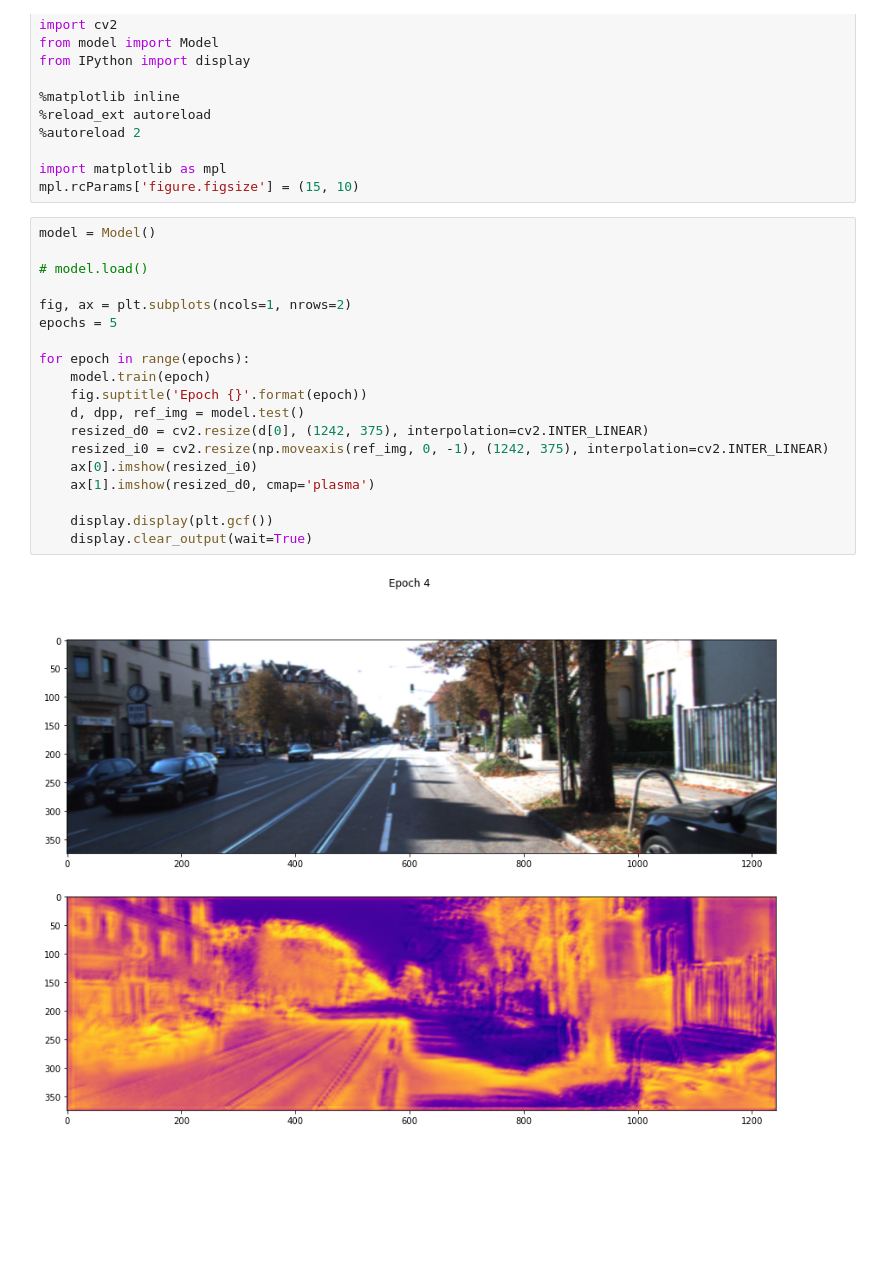
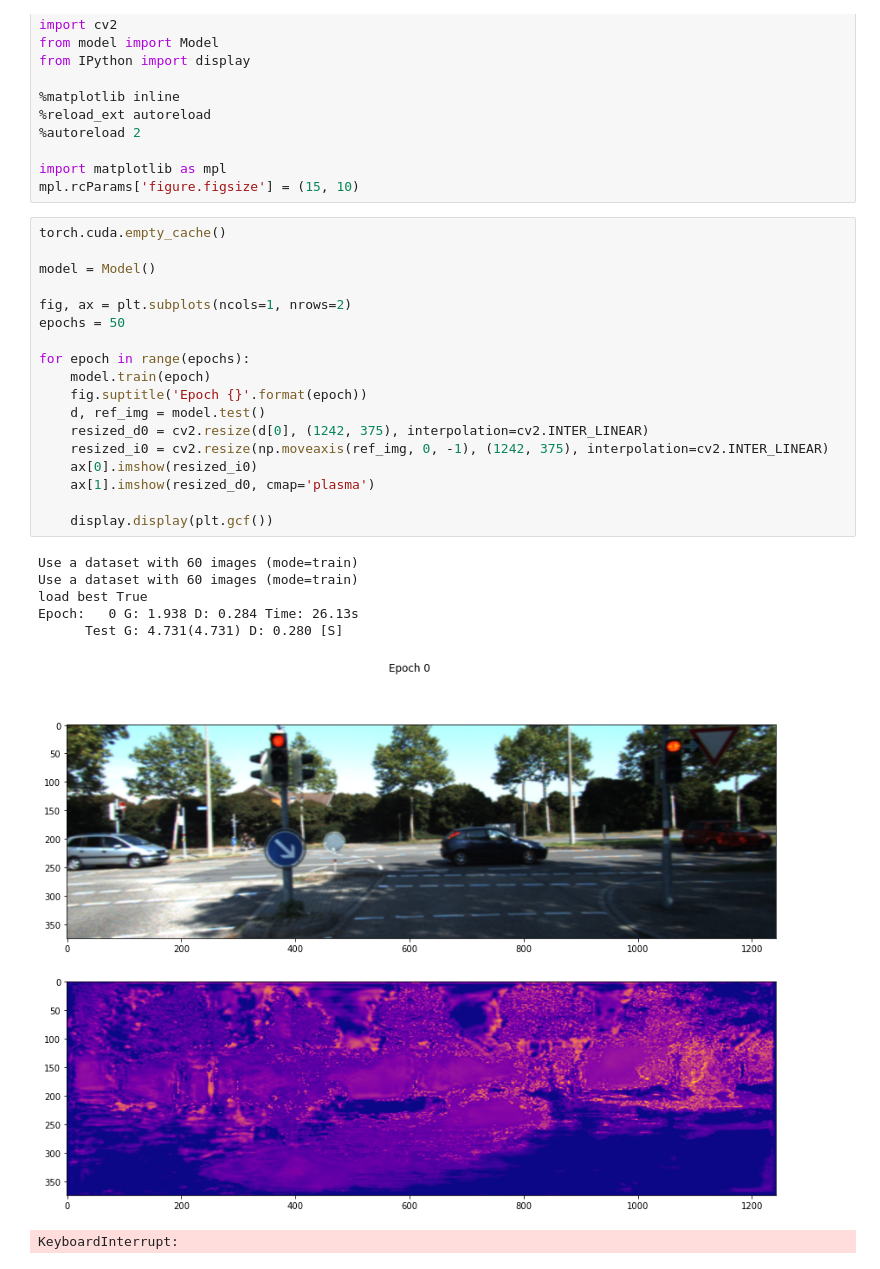
Before and after one commit to zrlu/lr-semi-depth, a Jupyter notebook: train.ipynb, the cells around one changed output. Saved outputs shown, nothing was run; the diff lists cells and outputs as text; blank space fills up the shorter version.

```diff
--- a/train.ipynb
+++ b/train.ipynb
@@ -15,24 +15,29 @@ from IPython import display
 import matplotlib as mpl
 mpl.rcParams['figure.figsize'] = (15, 10)
 # %%
+torch.cuda.empty_cache()
+
 model = Model()
 
-# model.load()
-
 fig, ax = plt.subplots(ncols=1, nrows=2)
-epochs = 5
+epochs = 50
 
 for epoch in range(epochs):
     model.train(epoch)
     fig.suptitle('Epoch {}'.format(epoch))
-    d, dpp, ref_img = model.test()
+    d, ref_img = model.test()
     resized_d0 = cv2.resize(d[0], (1242, 375), interpolation=cv2.INTER_LINEAR)
     resized_i0 = cv2.resize(np.moveaxis(ref_img, 0, -1), (1242, 375), interpolation=cv2.INTER_LINEAR)
     ax[0].imshow(resized_i0)
     ax[1].imshow(resized_d0, cmap='plasma')
 
     display.display(plt.gcf())
-    display.clear_output(wait=True)
 # %% [output]
+Use a dataset with 60 images (mode=train)
+Use a dataset with 60 images (mode=train)
+load best True
+Epoch:   0 G: 1.938 D: 0.284 Time: 26.13s
+      Test G: 4.731(4.731) D: 0.280 [S]
-[figure, old version]
+[figure, new version]
+KeyboardInterrupt:
 # %%
```
Also changed, not shown: parts of 1 cell of this notebook, 5 other files.
